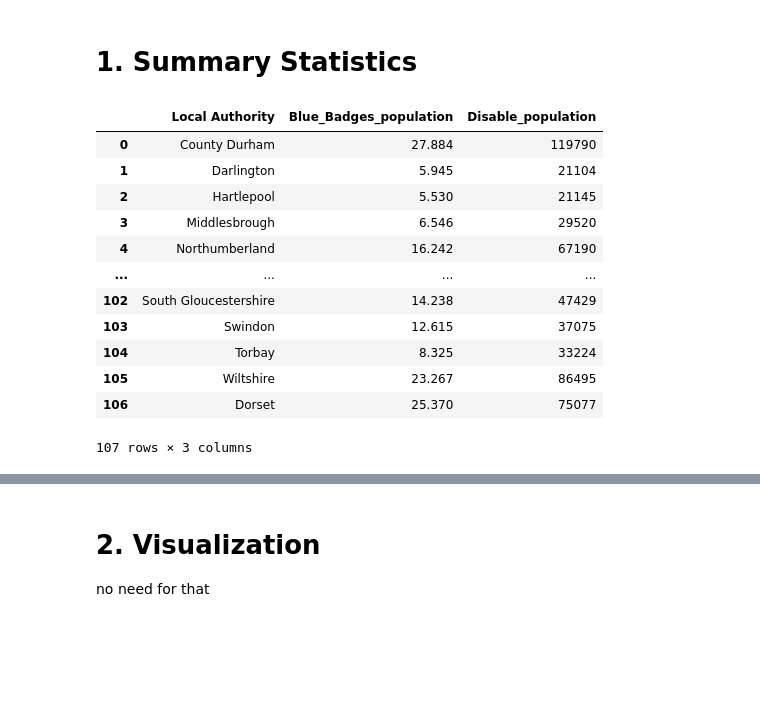
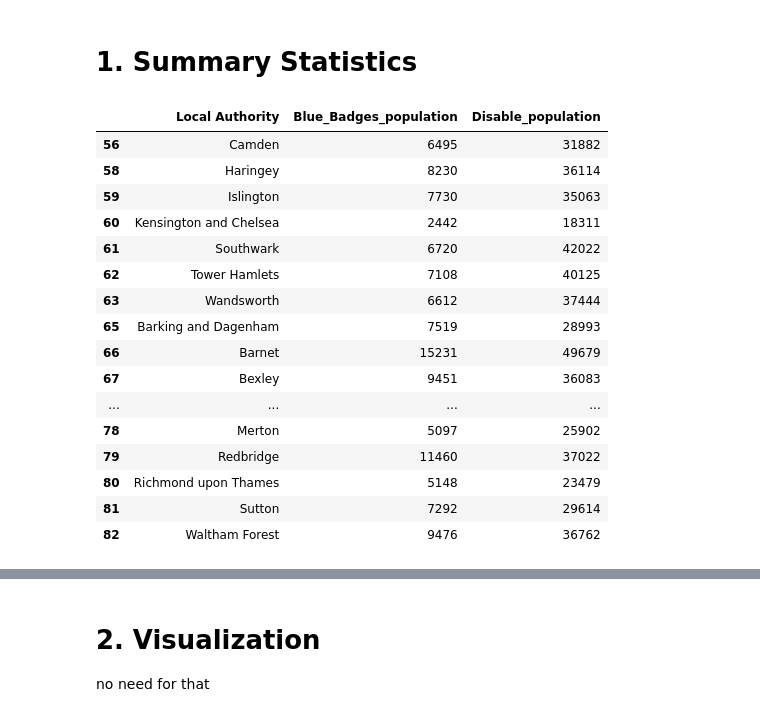
Before and after one commit to bofeng2268/qm2, a Jupyter notebook: analysis_plot_1.ipynb, the cells around one changed output, grey strips where cells are left out. Cells and saved outputs as stored; diff of their text form; code cells hidden in the pictures; blank space fills up the shorter version.

```diff
--- a/analysis_plot_1.ipynb
+++ b/analysis_plot_1.ipynb
@@ -84,0 +121,18 @@ merged_data
+# %%
+
+# List of 32 London local authorities
+london_authorities = [
+    "City of London", "City of Westminster", "Kensington and Chelsea",
+    "Hammersmith and Fulham", "Wandsworth", "Lambeth", "Southwark",
+    "Tower Hamlets", "Hackney", "Islington", "Camden", "Brent", "Ealing",
+    "Hounslow", "Richmond upon Thames", "Kingston upon Thames", "Merton",
+    "Sutton", "Croydon", "Bromley", "Lewisham", "Greenwich", "Bexley",
+    "Havering", "Barking and Dagenham", "Redbridge", "Newham",
+    "Waltham Forest", "Haringey", "Enfield", "Barnet", "Harrow", "Hillingdon"
+]
+
+# Filter the DataFrame to include only rows where 'Local Authority' matches the London authorities
+london_data = merged_data[merged_data['Local Authority'].isin(london_authorities)]
+
+# Display the filtered DataFrame
+london_data
@@ -84,0 +160,16 @@ merged_data
+# %%
+#OUTLIERS for 'Observation' (deleting City of London Outlier)
+
+# Calculate Q1, Q3, and IQR
+Q1 = london_data['Observation'].quantile(0.25)
+Q3 = london_data['Observation'].quantile(0.75)
+IQR = Q3 - Q1
+
+# Define the range for non-outliers
+lower_bound = Q1 - 1.5 * IQR
+upper_bound = Q3 + 1.5 * IQR
+
+# Filter out outliers
+london_data_no_outliers = london_data[(london_data['Observation'] >= lower_bound) & (london_data['Observation'] <= upper_bound)]
+
+london_data_no_outliers
@@ -85,25 +194,29 @@ merged_data
 # %% [markdown]
 # **1. Summary Statistics**
 # %%
-reg_df=merged_data.drop(['Lower tier local authorities'],axis=1)
+reg_df= london_data_no_outliers.drop(['Lower tier local authorities'],axis=1)
 reg_df['Local Authority']=reg_df['Local Authority'].astype('category')
 reg_df.rename(columns={'Observation': 'Disable_population'}, inplace=True)
 reg_df.rename(columns={'Total valid Blue Badges held by organisations and individuals': 'Blue_Badges_population'}, inplace=True)
 reg_df
 # %% [output]
 |  | Local Authority | Blue_Badges_population | Disable_population |
-| 0 | County Durham | 27.884 | 119790 |
-| 1 | Darlington | 5.945 | 21104 |
-| 2 | Hartlepool | 5.530 | 21145 |
-| 3 | Middlesbrough | 6.546 | 29520 |
-| 4 | Northumberland | 16.242 | 67190 |
+| 56 | Camden | 6495 | 31882 |
+| 58 | Haringey | 8230 | 36114 |
+| 59 | Islington | 7730 | 35063 |
+| 60 | Kensington and Chelsea | 2442 | 18311 |
+| 61 | Southwark | 6720 | 42022 |
+| 62 | Tower Hamlets | 7108 | 40125 |
+| 63 | Wandsworth | 6612 | 37444 |
+| 65 | Barking and Dagenham | 7519 | 28993 |
+| 66 | Barnet | 15231 | 49679 |
+| 67 | Bexley | 9451 | 36083 |
 | ... | ... | ... | ... |
-| 102 | South Gloucestershire | 14.238 | 47429 |
-| 103 | Swindon | 12.615 | 37075 |
-| 104 | Torbay | 8.325 | 33224 |
-| 105 | Wiltshire | 23.267 | 86495 |
-| 106 | Dorset | 25.370 | 75077 |
+| 78 | Merton | 5097 | 25902 |
+| 79 | Redbridge | 11460 | 37022 |
+| 80 | Richmond upon Thames | 5148 | 23479 |
+| 81 | Sutton | 7292 | 29614 |
+| 82 | Waltham Forest | 9476 | 36762 |
-107 rows × 3 columns
 # %%
 summary=reg_df.describe().round(2)  # generate summary statistics, and round everything to 2 decimal degrees
 summary=summary.T #.T transposes the table (rows become columns and vice versa)
```
Also changed, not shown: parts of 19 cells of this notebook.
